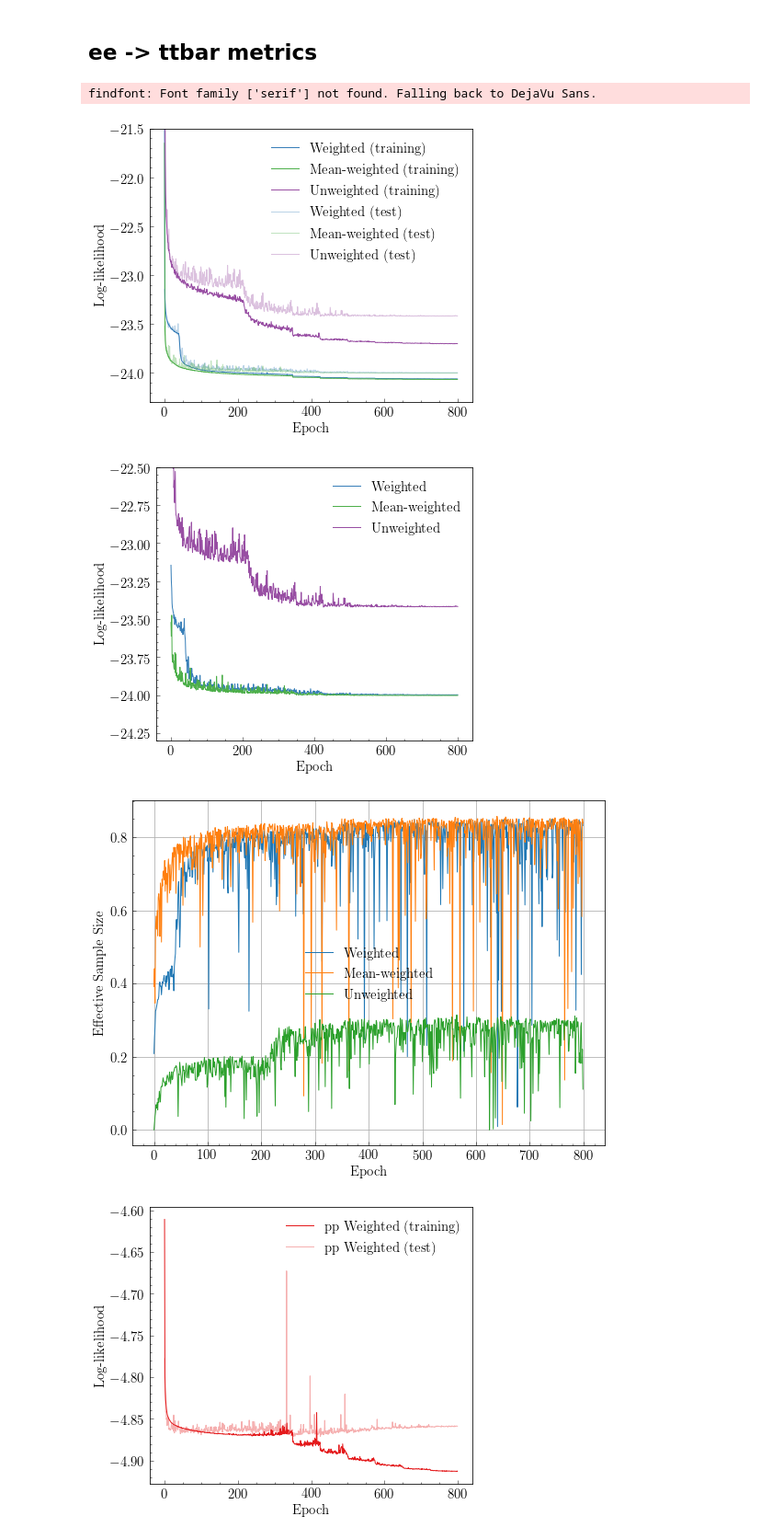
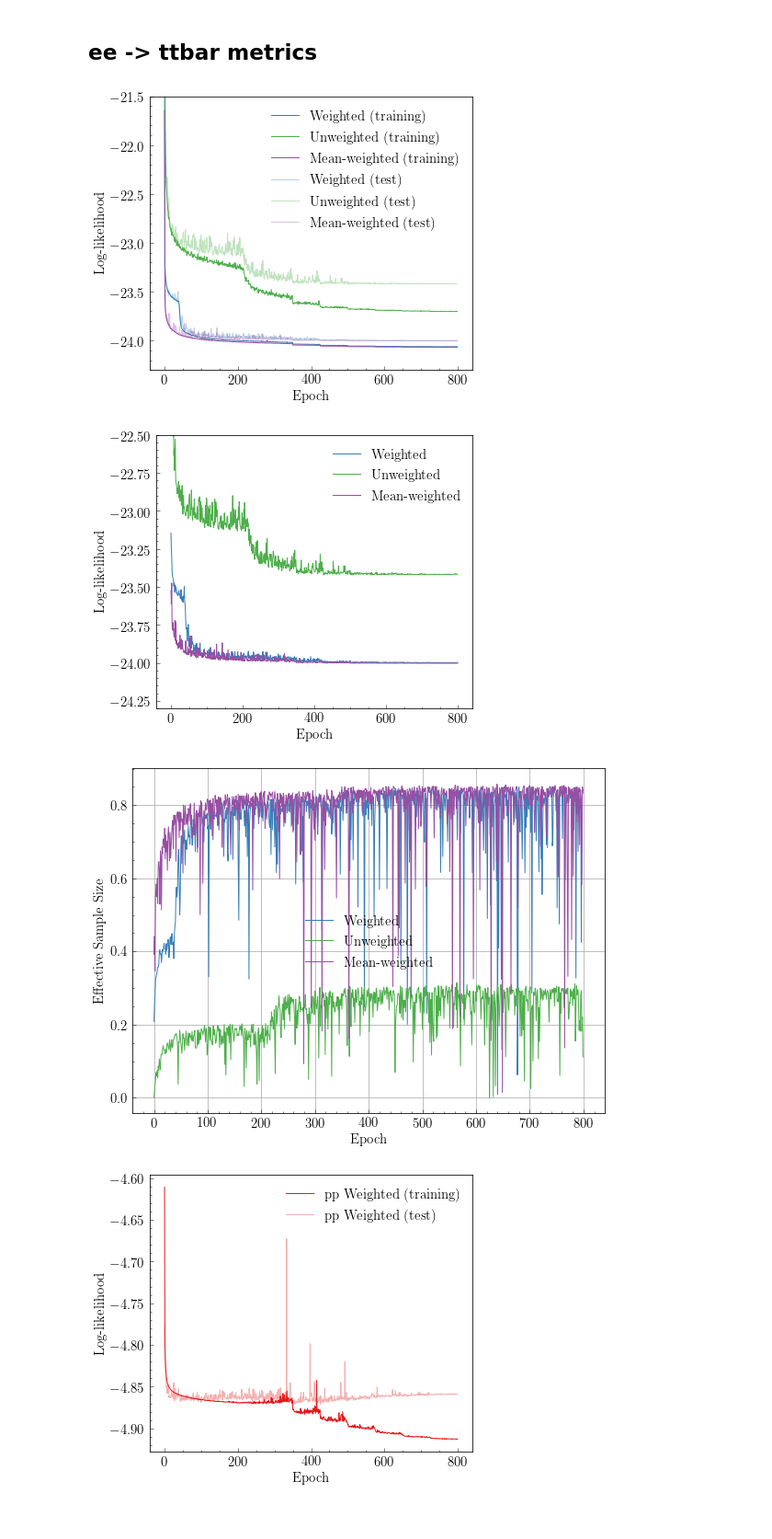
Before and after one commit to rbvh/PhaseSpaceAutoregressiveFlow, a Jupyter notebook: plotters/loss_and_metric_curves/loss_curves.ipynb, the cells around one changed output. Shown at 92% size. Saved outputs shown, nothing was run; the diff lists cells and outputs as text; code cells hidden in the pictures.

Commit message:
Fix error made in label fix

```diff
--- a/plotters/loss_and_metric_curves/loss_curves.ipynb
+++ b/plotters/loss_and_metric_curves/loss_curves.ipynb
@@ -9,11 +9,11 @@ plt.style.use('../computermodernstyle.mplstyle')
 eventfiles = [
     '../../ee_to_ttbar/runs/unweighted/events.out.tfevents.1605369985.roadrunner.22874.0',
     '../../ee_to_ttbar/runs/weighted_min_run/events.out.tfevents.1605786429.roadrunner.14062.0',
+    '../../ee_to_ttbar/runs/weighted_max_run/events.out.tfevents.1605883545.roadrunner.19782.0',
     '../../ee_to_ttbar/runs/weighted_mean_run/events.out.tfevents.1605786229.roadrunner.13957.0',
-    '../../ee_to_ttbar/runs/weighted_max_run/events.out.tfevents.1605883545.roadrunner.19782.0',
     '../../pp_to_ttbar/runs/negative_weights_run/events.out.tfevents.1605890428.roadrunner.20912.0',
 ]
-eventnames = ['Unweighted (all)', 'Weighted', 'Mean-weighted', 'Unweighted', 'Weighted', 'negative weights']
+eventnames = ['Unweighted (all)', 'Weighted', 'Unweighted', 'Mean-weighted', 'Weighted', 'negative weights']
 eventcolours = ["#e41a1c", "#377eb8", "#4daf4a", "#984ea3", "#ff7f00"]
 eventtype = ['ee1', 'ee', 'ee', 'ee', 'pp']
 # %% [markdown]
@@ -56,8 +56,7 @@ plt.ylabel('Log-likelihood')
 plt.ylim([-24.3, -21.5])
 plt.savefig("ee_weighted_loss.pdf")
 # %% [output]
-findfont: Font family ['serif'] not found. Falling back to DejaVu Sans.
-[figure, old version]
+[figure, new version]
 # %%
 plt.figure(figsize=(6,5))
 for k, v in ee_loss_test.items():
@@ -68,18 +67,18 @@ plt.ylabel('Log-likelihood')
 plt.ylim([-24.3, -22.5])
 plt.savefig("ee_test_loss.pdf")
 # %% [output]
-[figure, old version]
+[figure, new version]
 # %%
 plt.figure(figsize=(8,6))
 for k, v in ee_ess.items():
-    plt.plot(v, label=k.replace('_', ' '))
+    plt.plot(v, label=k.replace('_', ' '), c=ee_colours[k])
 plt.legend()
 plt.xlabel("Epoch")
 plt.ylabel("Effective Sample Size")
 plt.grid()
 plt.savefig("ee_ess.pdf")
 # %% [output]
-[figure, old version]
+[figure, new version]
 # %%
 ## pp -> ttbar metrics
 # %%
```
Also changed, not shown: 1 other file.
